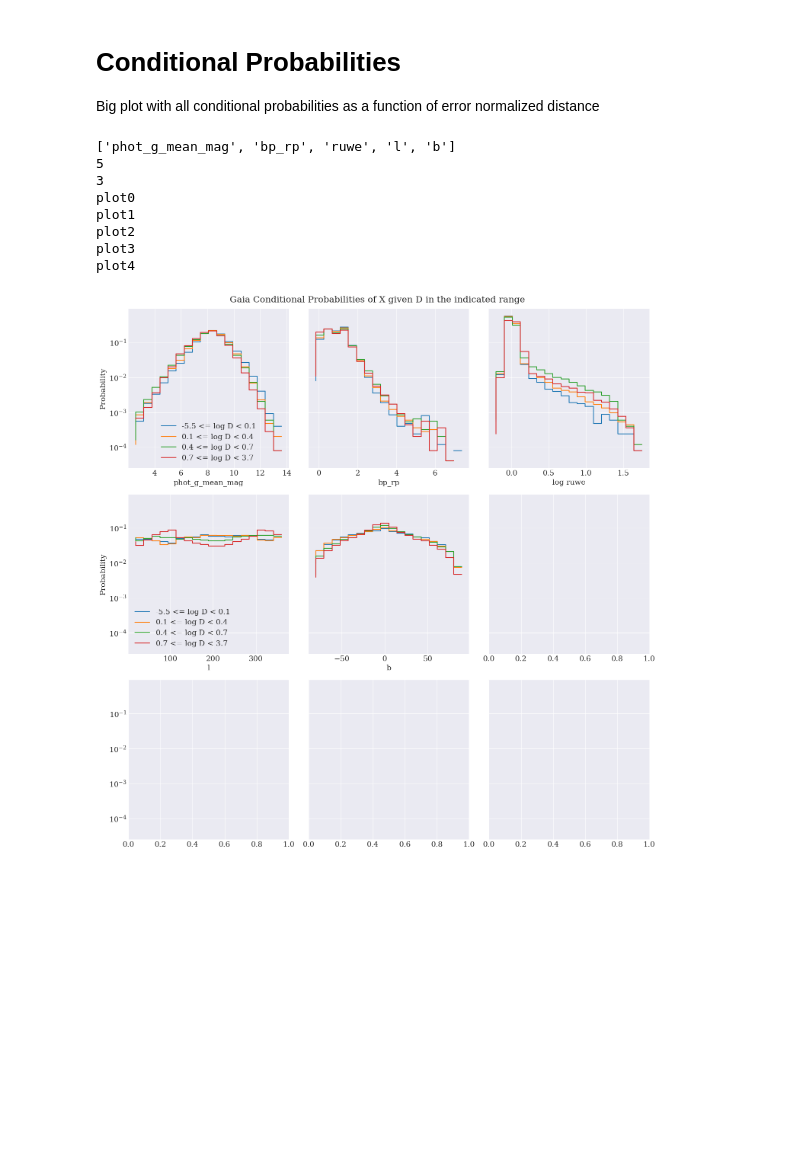
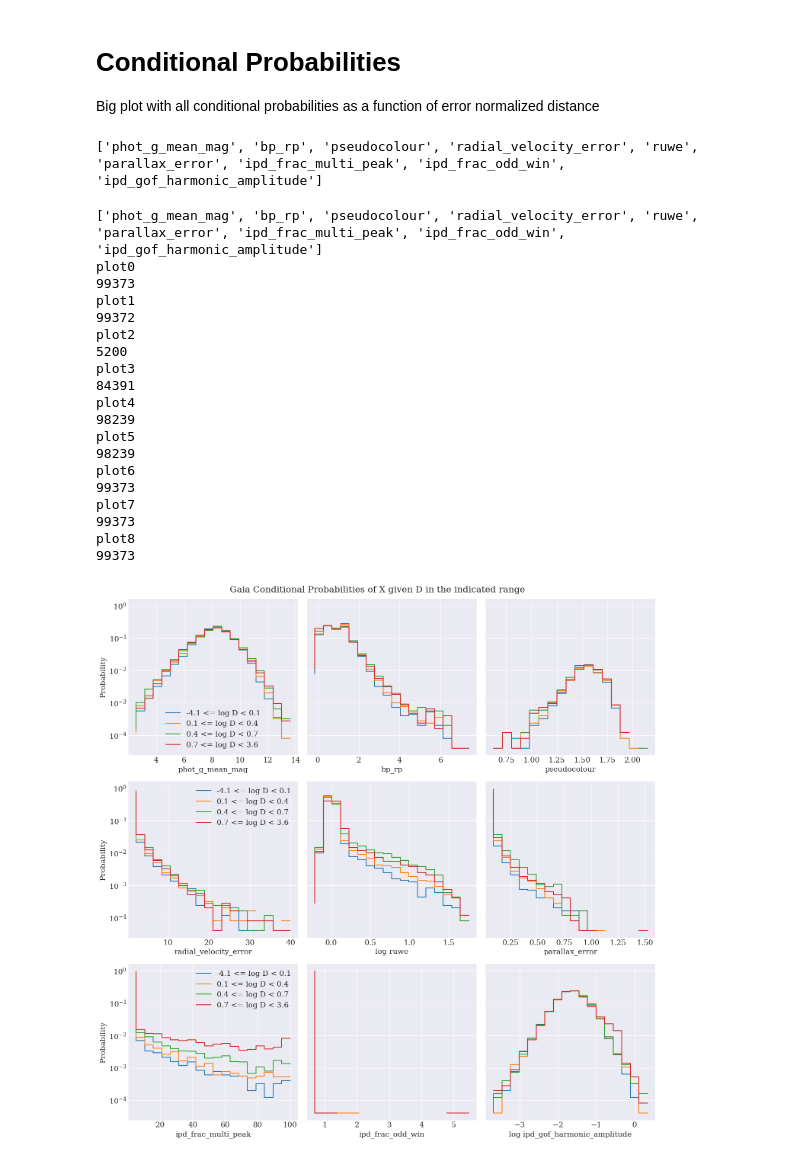
Before and after one commit to RenVit318/masterproject, a Jupyter notebook: src/notebooks/error_normalized_distance_study_marrese.ipynb, the cells around one changed output. Drawn from its saved outputs; the diff is of its cells as text; code cells hidden in the pictures; blank space fills up the shorter version.

```diff
--- a/src/notebooks/error_normalized_distance_study_marrese.ipynb
+++ b/src/notebooks/error_normalized_distance_study_marrese.ipynb
@@ -93,6 +78,8 @@ print(np.zeros(5))
 # %%
 # Auxiliary data importing from the archive
-extra_gaia_data_params = ['phot_g_mean_mag', 'bp_rp', 'ruwe', 'l', 'b']
+#extra_gaia_data_params = ['ipd_frac_multi_peak', 'ipd_frac_odd_win', 'ipd_gof_harmonic_amplitude']
+#extra_gaia_data_params = ['phot_g_mean_mag', 'bp_rp', 'pseudocolour', 'radial_velocity_error', 'ruwe', 'matched_transits', 'visibility_periods_used', 'duplicated_source', 'non_single_star']
+extra_gaia_data_params = ['phot_g_mean_mag', 'bp_rp', 'pseudocolour', 'radial_velocity_error', 'ruwe', 'parallax_error', 'ipd_frac_multi_peak', 'ipd_frac_odd_win', 'ipd_gof_harmonic_amplitude']
 extra_hipp_data_params = ['hp_mag', 'b_v']
 
 _, extra_gdata = query_extra_data(crossmatch_idxs, extra_gaia_data_params)
@@ -368,13 +351,19 @@ def compute_conditional_probability(xdata, con_data, xbins, con_bins):
             distributions[i][j] = len(xdata_masked[xbin_mask]) / len(xdata_masked)
 
     return distributions
+# %%
+print(extra_gaia_data_params)
+# %% [output]
+['phot_g_mean_mag', 'bp_rp', 'pseudocolour', 'radial_velocity_error', 'ruwe', 'parallax_error', 'ipd_frac_multi_peak', 'ipd_frac_odd_win', 'ipd_gof_harmonic_amplitude']
 # %%
+set_styles()
 print(extra_gaia_data_params)
-do_log = [False, False, True, False, False]#[False, False, True, True, True, True, True, False, False]
+log_error_norm_distances = np.log10(error_norm_distances)
+do_log = [False, False, False, False, True, False, False, False, True]#, True, True, True, False, False]
 num_params = len(extra_gaia_data_params)
-print(num_params)
+
 dim = int(np.ceil(np.sqrt(num_params))) # Might change this later. For now a square is good
-print(dim)
+
 fig, axs = plt.subplots(dim,dim,figsize=(15,15), sharey=True, tight_layout=True)
 
 num_D_bins = 5
@@ -387,43 +376,55 @@ for i in range(num_D_bins):
 
 for i, ax in enumerate(axs.flatten()):
     if i < num_params:
+        #print(extra_gdata[:,i])
         if do_log[i]:
             xdata = np.log10(extra_gdata[:,i])
             xlabel = f'log {extra_gaia_data_params[i]}'
         else:
             xdata = extra_gdata[:,i]
             xlabel = extra_gaia_data_params[i]
-
+        #print(xdata)
         xbins = np.linspace(np.nanmin(xdata), np.nanmax(xdata), 20)
         bin_width = xbins[1] - xbins[0]
 
         distributions = compute_conditional_probability(xdata, log_error_norm_distances, xbins, D_bins)
         distributions[distributions < 1e-10] = np.nan
         for j in range(distributions.shape[0]):
             label = f'{D_bins[j]:.1f} <= log D < {D_bins[j+1]:.1f}'
+
             if (i % dim) == 0:
                 ax.step(xbins[:-1] + bin_width, distributions[j], label=label)
             else:
                 ax.step(xbins[:-1] + bin_width, distributions[j])
 
         ax.set_xlabel(xlabel)
         if (i % dim) == 0:
             ax.set_ylabel('Probability')
             ax.legend()
-
         ax.set_yscale('log')
         print(f'plot{i}')
-
+    print(len(np.where(~np.isnan(xdata))[0]))
 plt.suptitle('Gaia Conditional Probabilities of X given D in the indicated range')
-#plt.savefig(fpath+'Gaia_conditionals.png', bbox_inches='tight', transparent=True)
+plt.savefig(fpath+'Gaia_technical_conditionals.png', bbox_inches='tight', transparent=False)
 plt.show()
 # %% [output]
-['phot_g_mean_mag', 'bp_rp', 'ruwe', 'l', 'b']
-5
-3
+['phot_g_mean_mag', 'bp_rp', 'pseudocolour', 'radial_velocity_error', 'ruwe', 'parallax_error', 'ipd_frac_multi_peak', 'ipd_frac_odd_win', 'ipd_gof_harmonic_amplitude']
 plot0
+99373
 plot1
+99372
 plot2
+5200
 plot3
+84391
 plot4
+98239
+plot5
+98239
+plot6
+99373
+plot7
+99373
+plot8
+99373
-[figure, old version]
+[figure, new version]
```
Also changed, not shown: parts of 10 cells of this notebook, 3 other files.
